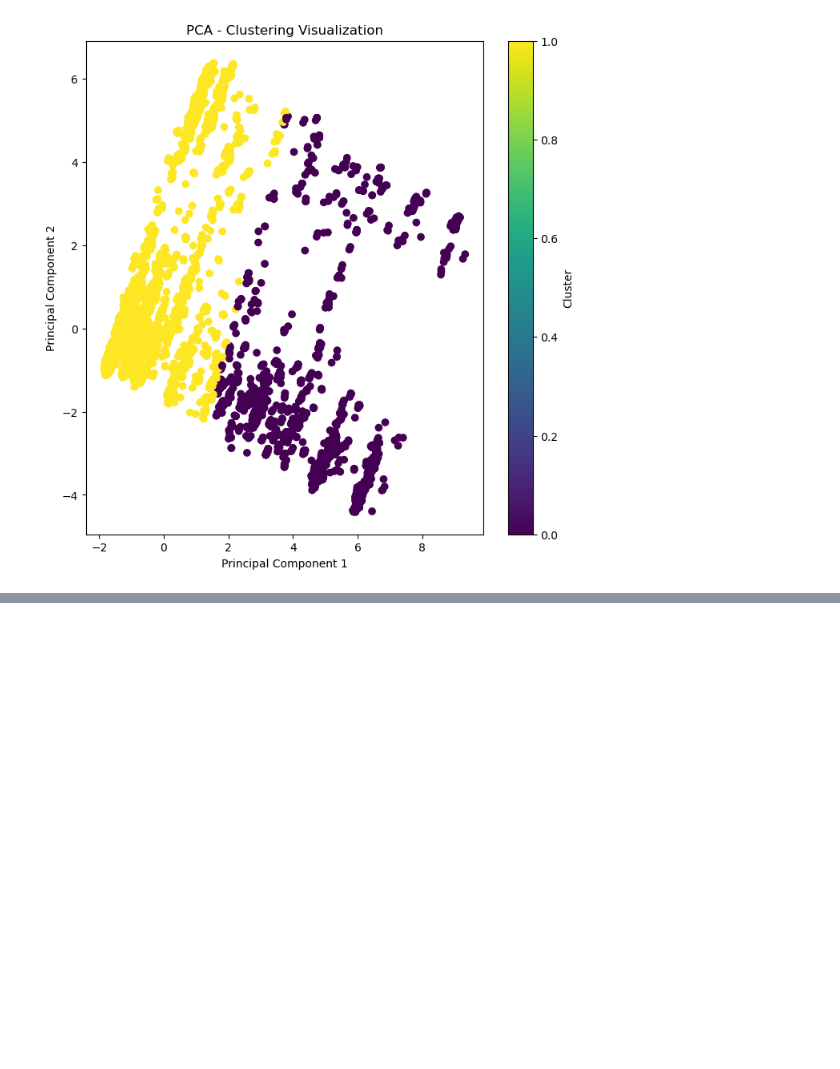
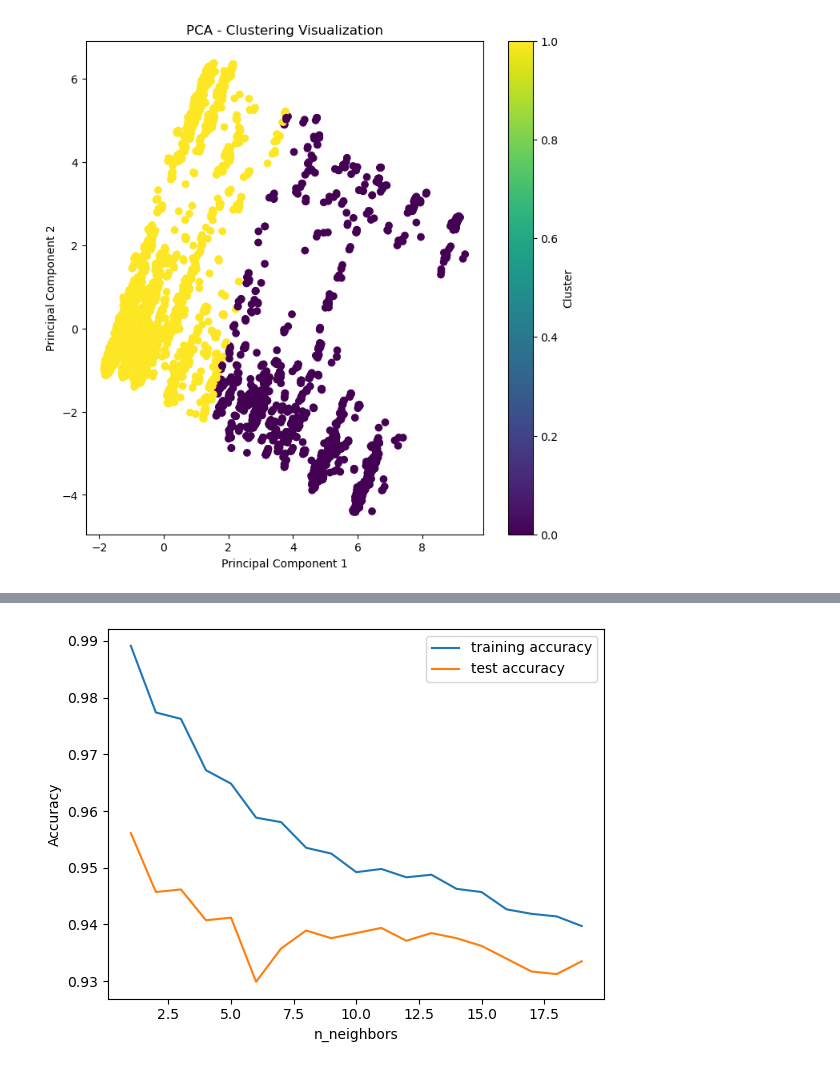
Before and after one commit to mpriyankapatil/ISU-Software_Project_2024, a Jupyter notebook: Phishing_Detection.ipynb, the cells around one changed output, grey strips where cells are left out. Cells and saved outputs as stored; diff of their text form; code cells hidden in the pictures; blank space fills up the shorter version.

```diff
--- a/Phishing_Detection.ipynb
+++ b/Phishing_Detection.ipynb
@@ -253,0 +258,5 @@ plt.show()
+# %%
+# Splitting the dataset into dependant and independant fetature
+
+X = data.drop(["class"],axis =1)
+y = data["class"]
@@ -253,0 +310,10 @@ plt.show()
+# %%
+# Linear regression model
+from sklearn.linear_model import LogisticRegression
+#from sklearn.pipeline import Pipeline
+
+# instantiate the model
+log = LogisticRegression()
+
+# fit the model
+log.fit(X_train,y_train)
@@ -253,0 +386,9 @@ plt.show()
+# %%
+# K-Nearest Neighbors Classifier model
+from sklearn.neighbors import KNeighborsClassifier
+
+# instantiate the model
+knn = KNeighborsClassifier(n_neighbors=1)
+
+# fit the model
+knn.fit(X_train,y_train)
@@ -253,0 +451,23 @@ plt.show()
+# %%
+training_accuracy = []
+test_accuracy = []
+# try max_depth from 1 to 20
+depth = range(1,20)
+for n in depth:
+    knn = KNeighborsClassifier(n_neighbors=n)
+
+    knn.fit(X_train, y_train)
+    # record training set accuracy
+    training_accuracy.append(knn.score(X_train, y_train))
+    # record generalization accuracy
+    test_accuracy.append(knn.score(X_test, y_test))
+
+
+#plotting the training & testing accuracy for n_estimators from 1 to 20
+plt.plot(depth, training_accuracy, label="training accuracy")
+plt.plot(depth, test_accuracy, label="test accuracy")
+plt.ylabel("Accuracy")
+plt.xlabel("n_neighbors")
+plt.legend();
+# %% [output]
+[figure, added]
```
Also changed, not shown: parts of 29 cells of this notebook, 1 other file.
